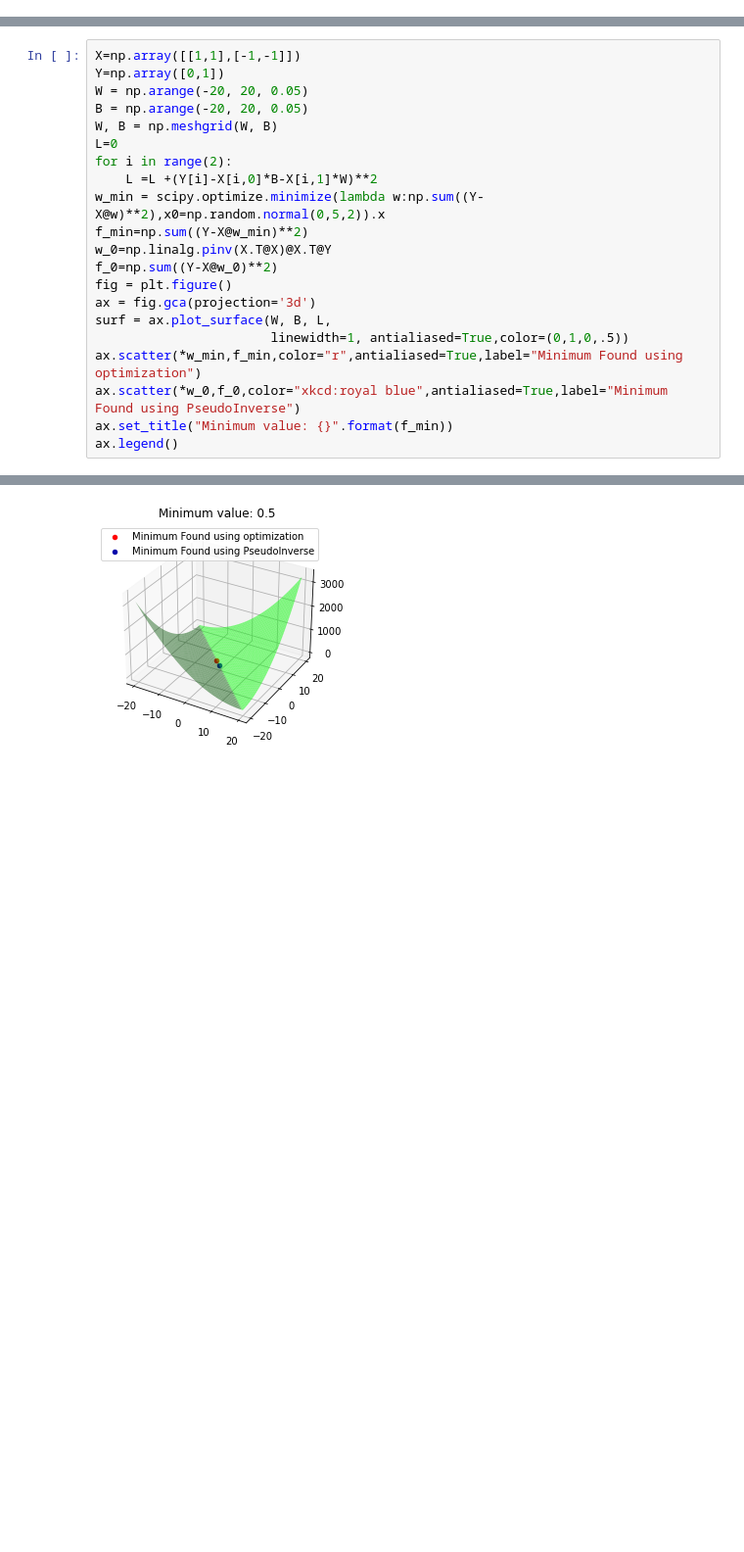
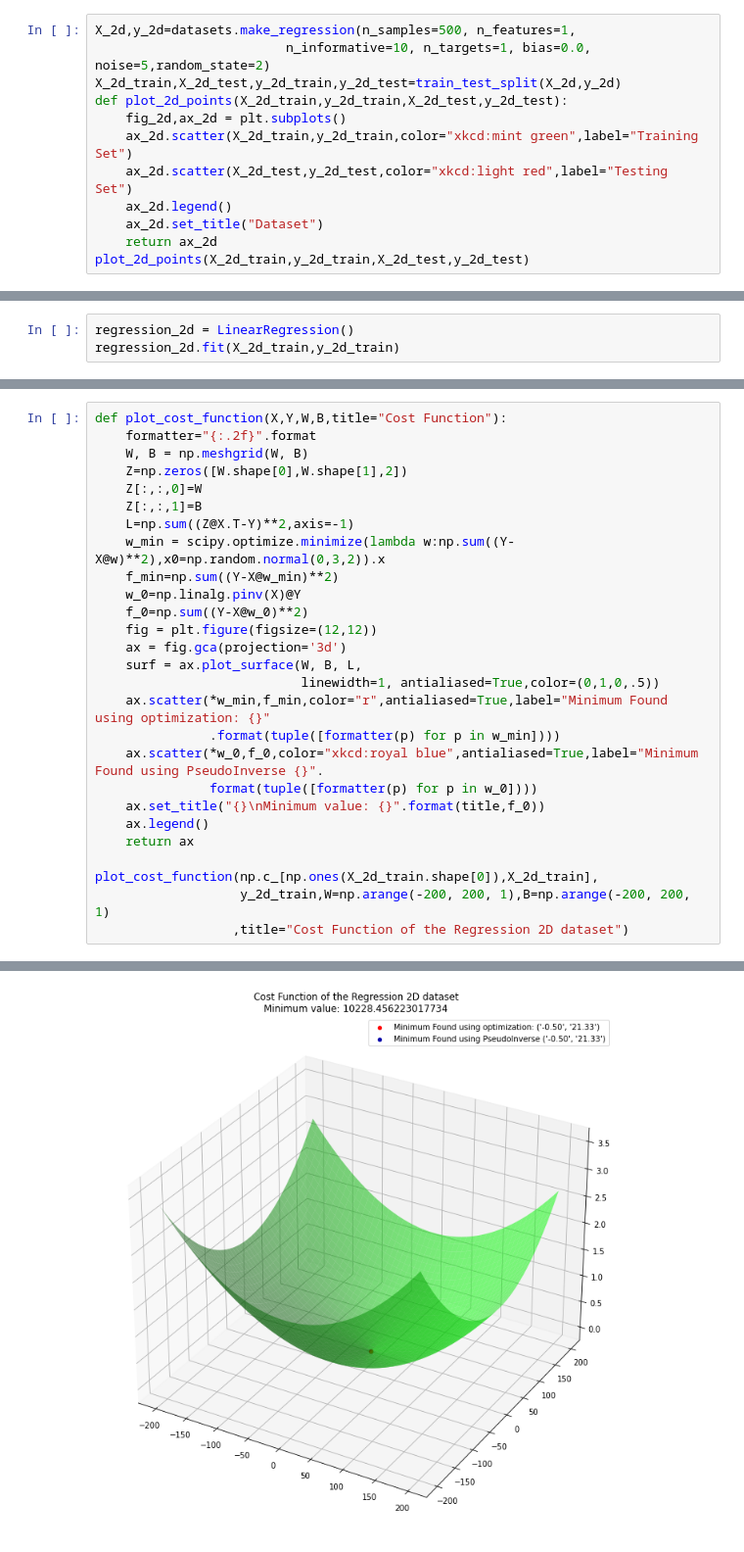
Before and after one commit to ramizouari/MachineLearning, a Jupyter notebook: Linear Regression.ipynb, the cells around one changed output, grey strips where cells are left out. Shown at 98% size. Drawn from its saved outputs; the diff is of its cells as text; blank space fills up the shorter version.

```diff
--- a/Linear Regression.ipynb
+++ b/Linear Regression.ipynb
@@ -56,0 +159,12 @@ $$\omega=\left(U^TU\right)^+U^TY $$
+# %%
+X_2d,y_2d=datasets.make_regression(n_samples=500, n_features=1,
+                         n_informative=10, n_targets=1, bias=0.0, noise=5,random_state=2)
+X_2d_train,X_2d_test,y_2d_train,y_2d_test=train_test_split(X_2d,y_2d)
+def plot_2d_points(X_2d_train,y_2d_train,X_2d_test,y_2d_test):
+    fig_2d,ax_2d = plt.subplots()
+    ax_2d.scatter(X_2d_train,y_2d_train,color="xkcd:mint green",label="Training Set")
+    ax_2d.scatter(X_2d_test,y_2d_test,color="xkcd:light red",label="Testing Set")
+    ax_2d.legend()
+    ax_2d.set_title("Dataset")
+    return ax_2d
+plot_2d_points(X_2d_train,y_2d_train,X_2d_test,y_2d_test)
@@ -56,0 +176,3 @@ $$\omega=\left(U^TU\right)^+U^TY $$
+# %%
+regression_2d = LinearRegression()
+regression_2d.fit(X_2d_train,y_2d_train)
@@ -57,22 +246,28 @@ $$\omega=\left(U^TU\right)^+U^TY $$
 # %%
-X=np.array([[1,1],[-1,-1]])
-Y=np.array([0,1])
-W = np.arange(-20, 20, 0.05)
-B = np.arange(-20, 20, 0.05)
-W, B = np.meshgrid(W, B)
-L=0
-for i in range(2):
-    L =L +(Y[i]-X[i,0]*B-X[i,1]*W)**2
-w_min = scipy.optimize.minimize(lambda w:np.sum((Y-X@w)**2),x0=np.random.normal(0,5,2)).x
-f_min=np.sum((Y-X@w_min)**2)
-w_0=np.linalg.pinv(X.T@X)@X.T@Y
-f_0=np.sum((Y-X@w_0)**2)
-fig = plt.figure()
-ax = fig.gca(projection='3d')
-surf = ax.plot_surface(W, B, L,
-                       linewidth=1, antialiased=True,color=(0,1,0,.5))
-ax.scatter(*w_min,f_min,color="r",antialiased=True,label="Minimum Found using optimization")
-ax.scatter(*w_0,f_0,color="xkcd:royal blue",antialiased=True,label="Minimum Found using PseudoInverse")
-ax.set_title("Minimum value: {}".format(f_min))
-ax.legend()
+def plot_cost_function(X,Y,W,B,title="Cost Function"):
+    formatter="{:.2f}".format
+    W, B = np.meshgrid(W, B)
+    Z=np.zeros([W.shape[0],W.shape[1],2])
+    Z[:,:,0]=W
+    Z[:,:,1]=B
+    L=np.sum((Z@X.T-Y)**2,axis=-1)
+    w_min = scipy.optimize.minimize(lambda w:np.sum((Y-X@w)**2),x0=np.random.normal(0,3,2)).x
+    f_min=np.sum((Y-X@w_min)**2)
+    w_0=np.linalg.pinv(X)@Y
+    f_0=np.sum((Y-X@w_0)**2)
+    fig = plt.figure(figsize=(12,12))
+    ax = fig.gca(projection='3d')
+    surf = ax.plot_surface(W, B, L,
+                           linewidth=1, antialiased=True,color=(0,1,0,.5))
+    ax.scatter(*w_min,f_min,color="r",antialiased=True,label="Minimum Found using optimization: {}"
+               .format(tuple([formatter(p) for p in w_min])))
+    ax.scatter(*w_0,f_0,color="xkcd:royal blue",antialiased=True,label="Minimum Found using PseudoInverse {}".
+               format(tuple([formatter(p) for p in w_0])))
+    ax.set_title("{}\nMinimum value: {}".format(title,f_0))
+    ax.legend()
+    return ax
+
+plot_cost_function(np.c_[np.ones(X_2d_train.shape[0]),X_2d_train],
+                   y_2d_train,W=np.arange(-200, 200, 1),B=np.arange(-200, 200, 1)
+                  ,title="Cost Function of the Regression 2D dataset")
 # %% [output]
@@ -80 +275 @@ ax.legend()
-[figure, old version]
+[figure, new version]
```
Also changed, not shown: parts of 40 cells of this notebook, 1 other file.
